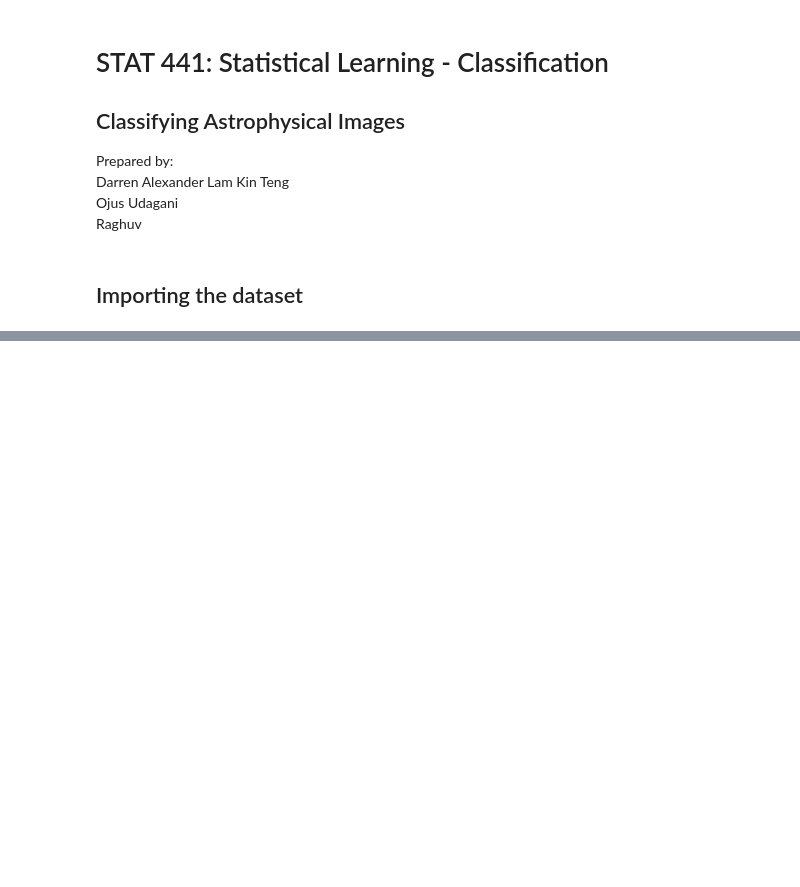
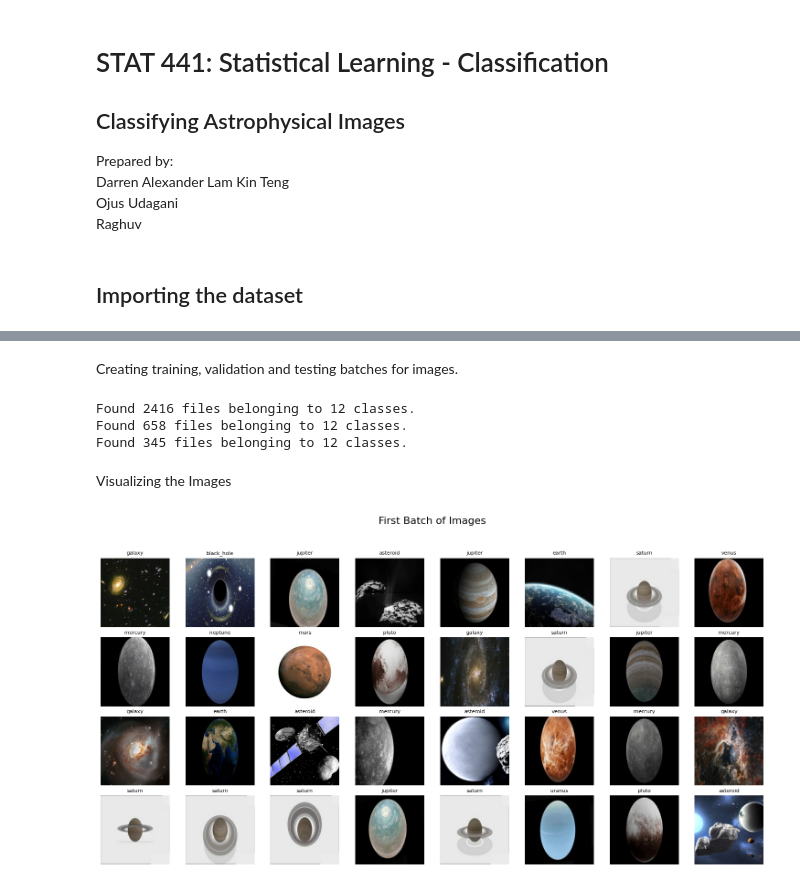
Before and after one commit to dlkt101101/STAT441-Project, a Jupyter notebook: STAT441_Project.ipynb, the cells around one changed output, grey strips where cells are left out. Saved outputs shown, nothing was run; the diff lists cells and outputs as text; code cells hidden in the pictures; blank space fills up the shorter version.

```diff
--- a/STAT441_Project.ipynb
+++ b/STAT441_Project.ipynb
@@ -25,6 +28,6 @@ from keras.activations import relu, sigmoid
 # %% [markdown]
 ## Importing the dataset
 # %%
-training_path = 'data.zip/astro_dataset_maxia/astro_dataset_maxia/training'
-test_path = 'data.zip/astro_dataset_maxia/astro_dataset_maxia/test'
-validation_path = 'data.zip/astro_dataset_maxia/astro_dataset_maxia/validation'
+training_path = 'astro_dataset_maxia/astro_dataset_maxia/training'
+test_path = 'astro_dataset_maxia/astro_dataset_maxia/test'
+validation_path = 'astro_dataset_maxia/astro_dataset_maxia/validation'
@@ -136,0 +38,61 @@ Confirm that the ImageDataGenerators are successfully set up and ready to provid
+# %% [markdown]
+Creating training, validation and testing batches for images.
+# %%
+BATCH_SIZE =32
+IMAGE_SIZE =(256, 256)
+# %%
+training_batch = tf.keras.utils.image_dataset_from_directory(
+    directory=training_path,
+    labels='inferred',
+    label_mode='int',
+    batch_size=BATCH_SIZE,
+    image_size=IMAGE_SIZE
+)
+
+validation_batch = tf.keras.utils.image_dataset_from_directory(
+    directory=validation_path,
+    labels='inferred',
+    label_mode='int',
+    batch_size=BATCH_SIZE,
+    image_size=IMAGE_SIZE
+)
+
+test_batch = tf.keras.utils.image_dataset_from_directory(
+    directory=test_path,
+    labels='inferred',
+    label_mode='int',
+    batch_size=BATCH_SIZE,
+    image_size=IMAGE_SIZE
+)
+
+class_names = training_batch.class_names
+# %% [output]
+Found 2416 files belonging to 12 classes.
+Found 658 files belonging to 12 classes.
+Found 345 files belonging to 12 classes.
+# %% [markdown]
+Visualizing the Images
+# %%
+for images, labels in training_batch.take(1):
+    num_images = images.shape[0]
+    rows = int(num_images / 8) + 1
+
+    plt.figure(figsize=(15, 10))
+    plt.suptitle("First Batch of Images", fontsize=16)
+    for i in range(num_images):
+        plt.subplot(rows, 8, i + 1)
+
+        plt.imshow(images[i].numpy().astype("uint8"))
+
+        # Get the class name for the title
+        label_index = labels[i].numpy()
+        title = training_batch.class_names[label_index]
+
+        plt.title(title, fontsize=8)
+        plt.axis("off")
+
+    plt.tight_layout(rect=[0, 0.03, 1, 0.95])
+    plt.show()
+    break
+# %% [output]
+[figure, added]
```
Also changed, not shown: parts of 25 cells of this notebook.
